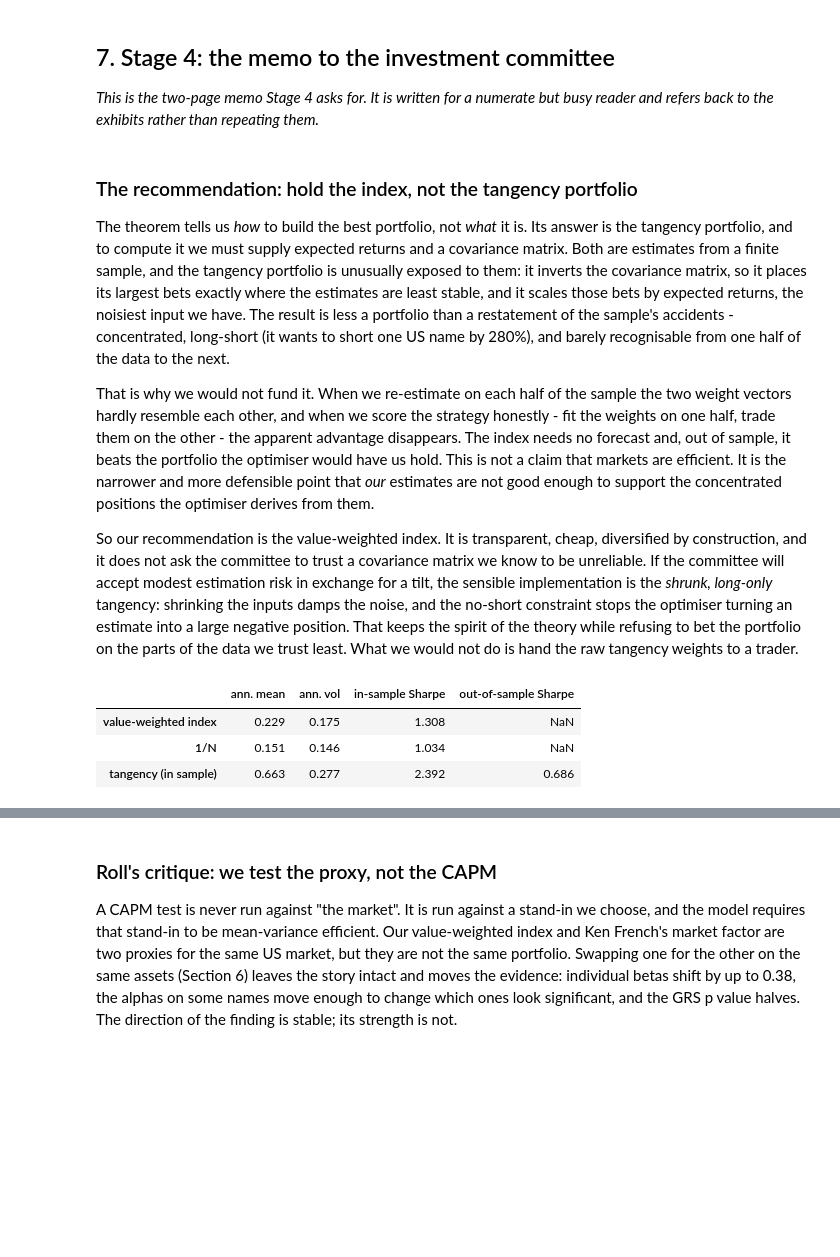
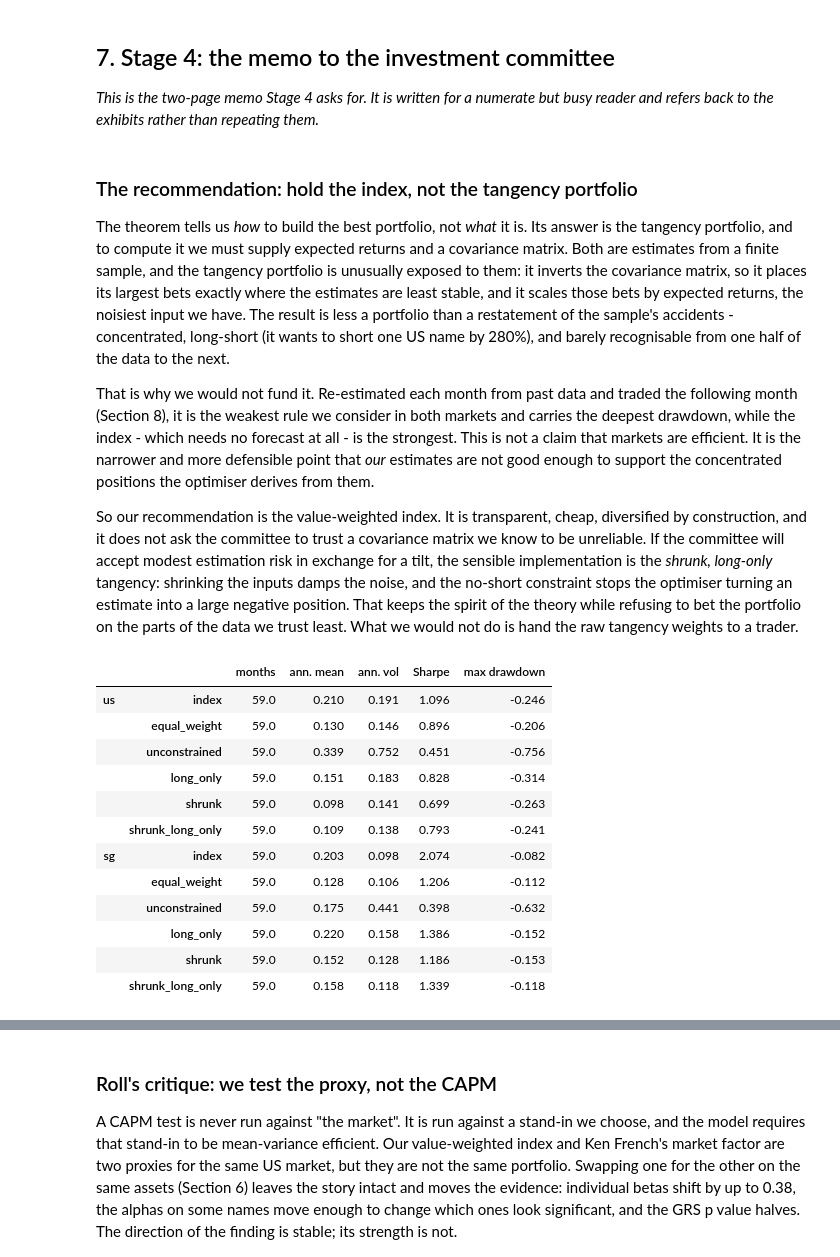
Before and after one commit to Prolead1/goldman, a Jupyter notebook: notebooks/report.ipynb, the cells around one changed output, grey strips where cells are left out. Saved outputs shown, nothing was run; the diff lists cells and outputs as text; code cells hidden in the pictures; blank space fills up the shorter version.

Commit message:
Add walk-forward out-of-sample validation with growth and Sharpe charts

```diff
--- a/notebooks/report.ipynb
+++ b/notebooks/report.ipynb
@@ -645,11 +646,10 @@ less a portfolio than a restatement of the sample's accidents - concentrated,
 long-short (it wants to short one US name by 280%), and barely recognisable from
 one half of the data to the next.
 
-That is why we would not fund it. When we re-estimate on each half of the sample
-the two weight vectors hardly resemble each other, and when we score the strategy
-honestly - fit the weights on one half, trade them on the other - the apparent
-advantage disappears. The index needs no forecast and, out of sample, it beats the
-portfolio the optimiser would have us hold. This is not a claim that markets are
+That is why we would not fund it. Re-estimated each month from past data and
+traded the following month (Section 8), it is the weakest rule we consider in both
+markets and carries the deepest drawdown, while the index - which needs no
+forecast at all - is the strongest. This is not a claim that markets are
 efficient. It is the narrower and more defensible point that *our* estimates are
 not good enough to support the concentrated positions the optimiser derives from
 them.
@@ -664,48 +664,34 @@ position. That keeps the spirit of the theory while refusing to bet the portfoli
 on the parts of the data we trust least. What we would not do is hand the raw
 tangency weights to a trader.
 # %%
-# Memo evidence: the index versus the estimated tangency portfolio.
-from goldman.analysis.portfolio import equal_weights
+# Out-of-sample evidence: estimate the weights every month, trade the next.
+from goldman.analysis import run_out_of_sample_analysis
 from goldman.data import market_excess_returns
 
-rf_primary = risk_free_series(PRIMARY, RETURNS[PRIMARY].index)
-index_excess = market_excess_returns(RETURNS[PRIMARY], universe=PRIMARY)
-tangency_excess = RETURNS[PRIMARY] @ PORTFOLIO[PRIMARY].weights["tangency"] - rf_primary
-equal_excess = RETURNS[PRIMARY] @ equal_weights(RETURNS[PRIMARY].columns) - rf_primary
-
-
-def _sharpe(excess):
-    return float(excess.mean() / excess.std() * np.sqrt(12))
-
-
-pd.DataFrame(
-    {
-        "ann. mean": [
-            index_excess.mean() * 12,
-            equal_excess.mean() * 12,
-            tangency_excess.mean() * 12,
-        ],
-        "ann. vol": [
-            index_excess.std() * np.sqrt(12),
-            equal_excess.std() * np.sqrt(12),
-            tangency_excess.std() * np.sqrt(12),
-        ],
-        "in-sample Sharpe": [
-            _sharpe(index_excess),
-            _sharpe(equal_excess),
-            _sharpe(tangency_excess),
-        ],
-        "out-of-sample Sharpe": [
-            np.nan,
-            np.nan,
-            float(FIXES.diagnostics.loc["unconstrained", "out of sample Sharpe"]),
-        ],
-    },
-    index=["value-weighted index", "1/N", "tangency (in sample)"],
-).round(3)
+OOS = {
+    u: run_out_of_sample_analysis(
+        RETURNS[u],
+        universe=u,
+        rf=risk_free_series(u, RETURNS[u].index),
+        index_returns=market_excess_returns(RETURNS[u], universe=u),
+        output_dir=OUTPUT_DIR / u,
+        label=u,
+    )
+    for u in UNIVERSES
+}
+pd.concat({u: OOS[u].summary for u in UNIVERSES}).round(3)
 # %% [output]
-|  | ann. mean | ann. vol | in-sample Sharpe | out-of-sample Sharpe |
-| value-weighted index | 0.229 | 0.175 | 1.308 | NaN |
-| 1/N | 0.151 | 0.146 | 1.034 | NaN |
-| tangency (in sample) | 0.663 | 0.277 | 2.392 | 0.686 |
+|  |  | months | ann. mean | ann. vol | Sharpe | max drawdown |
+| us | index | 59.0 | 0.210 | 0.191 | 1.096 | -0.246 |
+|  | equal_weight | 59.0 | 0.130 | 0.146 | 0.896 | -0.206 |
+|  | unconstrained | 59.0 | 0.339 | 0.752 | 0.451 | -0.756 |
+|  | long_only | 59.0 | 0.151 | 0.183 | 0.828 | -0.314 |
+|  | shrunk | 59.0 | 0.098 | 0.141 | 0.699 | -0.263 |
+|  | shrunk_long_only | 59.0 | 0.109 | 0.138 | 0.793 | -0.241 |
+| sg | index | 59.0 | 0.203 | 0.098 | 2.074 | -0.082 |
+|  | equal_weight | 59.0 | 0.128 | 0.106 | 1.206 | -0.112 |
+|  | unconstrained | 59.0 | 0.175 | 0.441 | 0.398 | -0.632 |
+|  | long_only | 59.0 | 0.220 | 0.158 | 1.386 | -0.152 |
+|  | shrunk | 59.0 | 0.152 | 0.128 | 1.186 | -0.153 |
+|  | shrunk_long_only | 59.0 | 0.158 | 0.118 | 1.339 | -0.118 |
 # %% [markdown]
```
Also changed, not shown: parts of 7 cells of this notebook, 6 other files.
